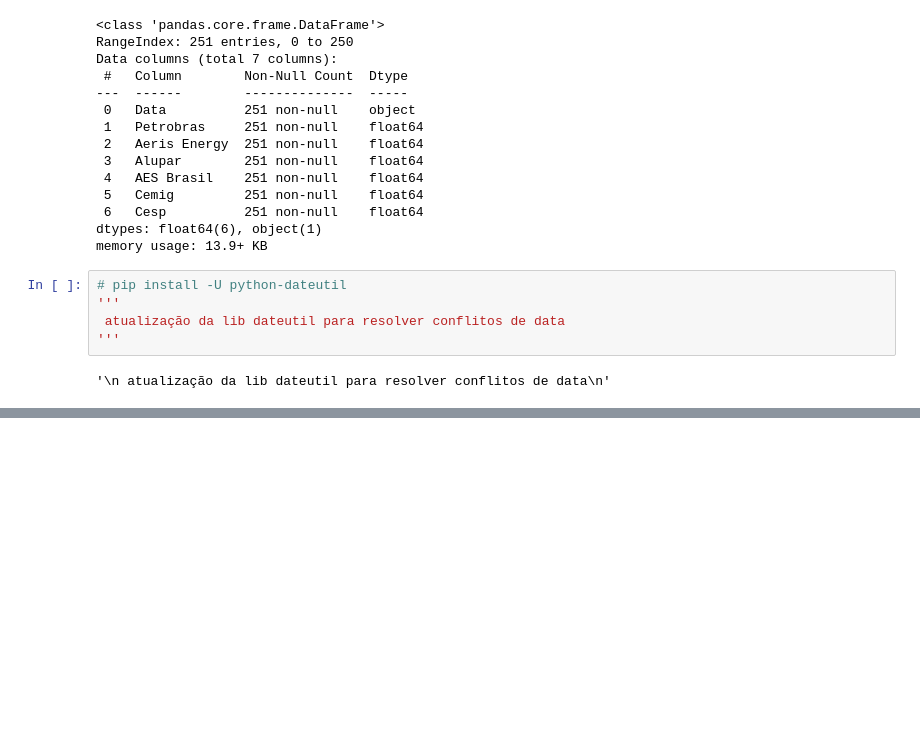
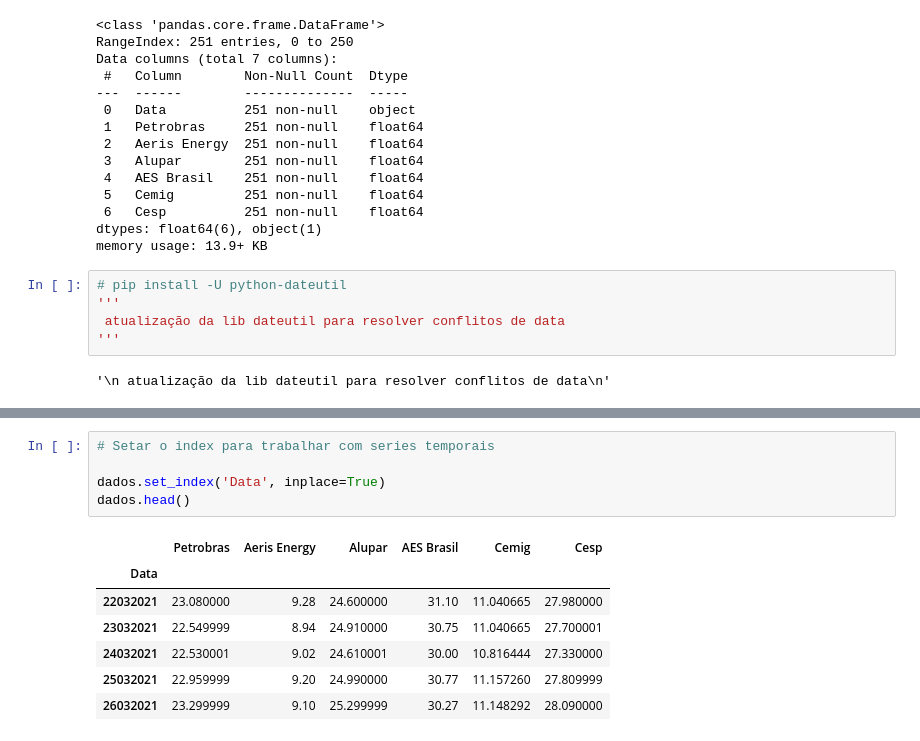
Before and after one commit to isaacuchoa/energiaDataB3, a Jupyter notebook: energiaB3.ipynb, the cells around one changed output, grey strips where cells are left out. Saved outputs shown, nothing was run; the diff lists cells and outputs as text; blank space fills up the shorter version.

```diff
--- a/energiaB3.ipynb
+++ b/energiaB3.ipynb
@@ -83,0 +88,13 @@ dados.head()
+# %%
+# Setar o index para trabalhar com series temporais
+
+dados.set_index('Data', inplace=True)
+dados.head()
+# %% [output]
+|  | Petrobras | Aeris Energy | Alupar | AES Brasil | Cemig | Cesp |
+| Data |  |  |  |  |  |  |
+| 22032021 | 23.080000 | 9.28 | 24.600000 | 31.10 | 11.040665 | 27.980000 |
+| 23032021 | 22.549999 | 8.94 | 24.910000 | 30.75 | 11.040665 | 27.700001 |
+| 24032021 | 22.530001 | 9.02 | 24.610001 | 30.00 | 10.816444 | 27.330000 |
+| 25032021 | 22.959999 | 9.20 | 24.990000 | 30.77 | 11.157260 | 27.809999 |
+| 26032021 | 23.299999 | 9.10 | 25.299999 | 30.27 | 11.148292 | 28.090000 |
```
Also changed, not shown: parts of 2 cells of this notebook.
